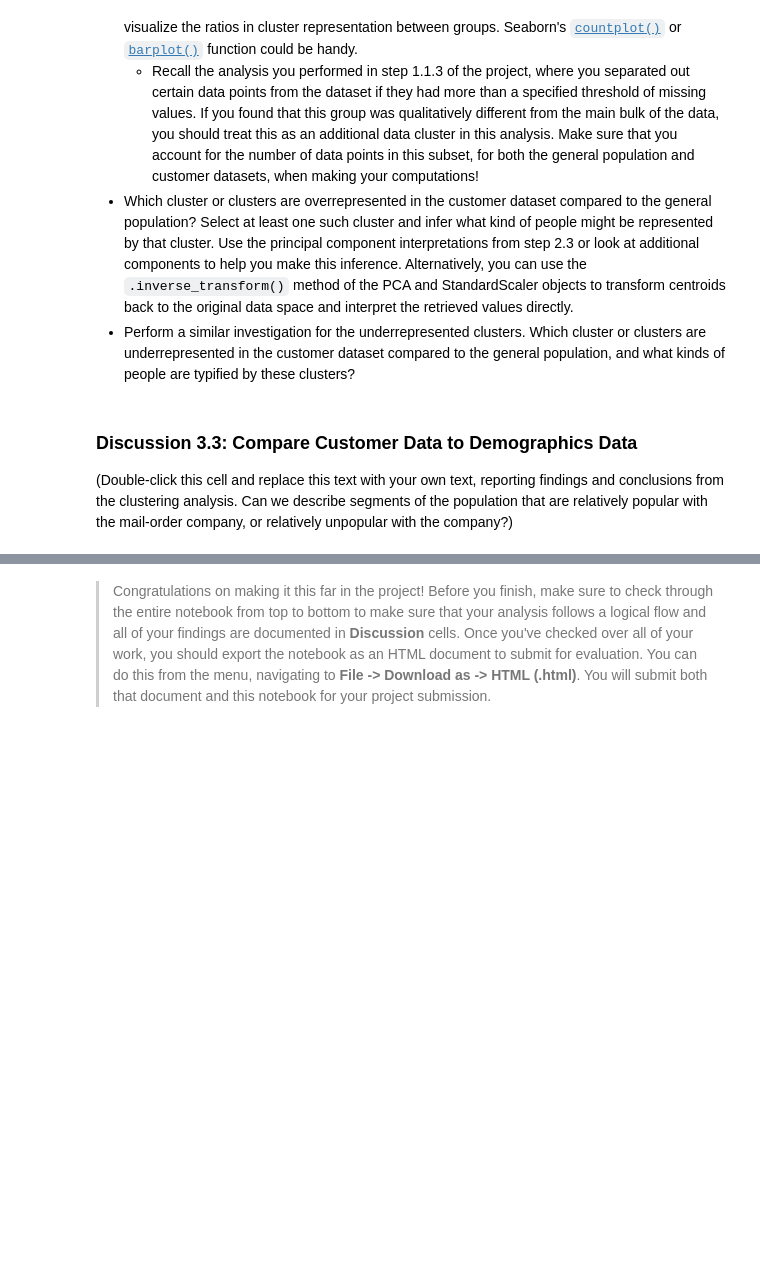
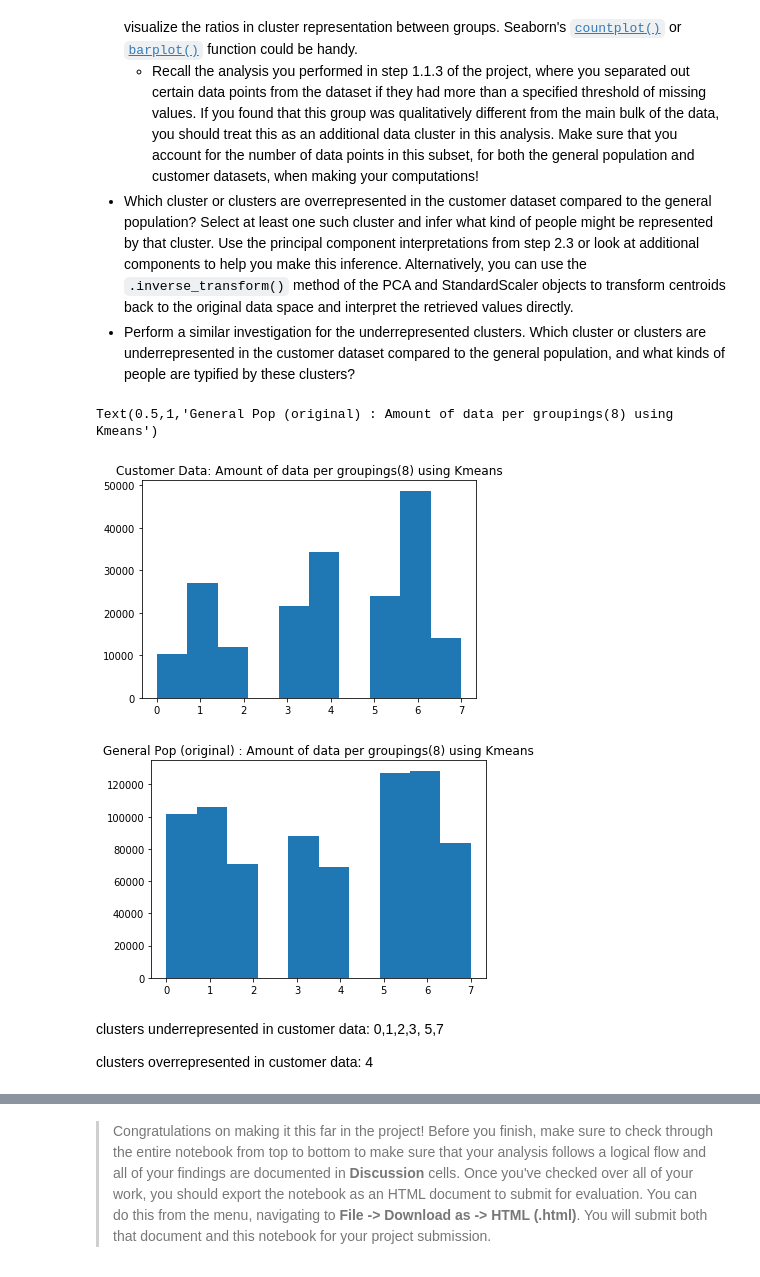
Before and after one commit to hobbsben/AIML, a Jupyter notebook: Identify_Customer_Segments.ipynb, the cells around one changed output, grey strips where cells are left out. Cells and saved outputs as stored; diff of their text form; code cells hidden in the pictures; blank space fills up the shorter version.

```diff
--- a/Identify_Customer_Segments.ipynb
+++ b/Identify_Customer_Segments.ipynb
@@ -1086,7 +1096,7 @@ Now that you have clusters and cluster centers for the general population, it's
 - Use the sklearn objects from the general demographics data, and apply their transformations to the customers data. That is, you should not be using a `.fit()` or `.fit_transform()` method to re-fit the old objects, nor should you be creating new sklearn objects! Carry the data through the feature scaling, PCA, and clustering steps, obtaining cluster assignments for all of the data in the customer demographics data.
 # %%
 # Load in the customer demographics data.
-customers = pd.read_csv("Udacity_CUSTOMERS_Subset.csv", sep = ";")
+customers = pd.read_csv("Udacity_CUSTOMERS_Subset.csv", delimiter = ";")
 print(customers.shape)
 customers.head()
 # %% [output]
@@ -1126,3 +1133,19 @@ ValueError: could not convert string to float: 'XX'
+# %%
+clean_customers_data = clean_customers_data.drop(['CAMEO_DEUG_2015','CAMEO_DEU_2015','CAMEO_INTL_2015' ,'OST_WEST_KZ'],axis = 1)
+# %%
+
+# azdias_Cleaned = azdias_cleaned.copy()
+# imp = Imputer()
+# azdias_imp = imp.fit(azdias_Cleaned)
+# azdias_scaled = imp.fit_transform(azdias_Cleaned)
+# ss = StandardScaler()
+# azdias_ss = ss.fit(azdias_scaled)
+# scaled_azdias = ss.fit_transform(azdias_scaled)
+
+
+customer_transformations = pca.fit_transform(ss.fit_transform(imp.fit_transform(clean_customers_data)))
+# %%
+customer_pred = myKmeans_fit.predict(customer_transformations)
 # %% [markdown]
 ### Step 3.3: Compare Customer Data to Demographics Data
 
@@ -1139,3 +1162,14 @@ Take a look at the following points in this step:
 # %%
 # Compare the proportion of data in each cluster for the customer data to the
 # proportion of data in each cluster for the general population.
+
+plt.figure(1)
+plt.hist(customer_pred)
+plt.title('Customer Data: Amount of data per groupings(8) using Kmeans')
+plt.figure(2)
+plt.hist(pred_8)
+plt.title('General Pop (original) : Amount of data per groupings(8) using Kmeans')
+# %% [output]
+Text(0.5,1,'General Pop (original) : Amount of data per groupings(8) using Kmeans')
+[figure, added]
+[figure, added]
@@ -1148,4 +1176,4 @@ Take a look at the following points in this step:
-# %% [markdown]
-### Discussion 3.3: Compare Customer Data to Demographics Data
-
-(Double-click this cell and replace this text with your own text, reporting findings and conclusions from the clustering analysis. Can we describe segments of the population that are relatively popular with the mail-order company, or relatively unpopular with the company?)
+# %% [markdown]
+clusters underrepresented in customer data: 0,1,2,3, 5,7
+
+clusters overrepresented in customer data: 4
```
Also changed, not shown: parts of 21 cells of this notebook.
